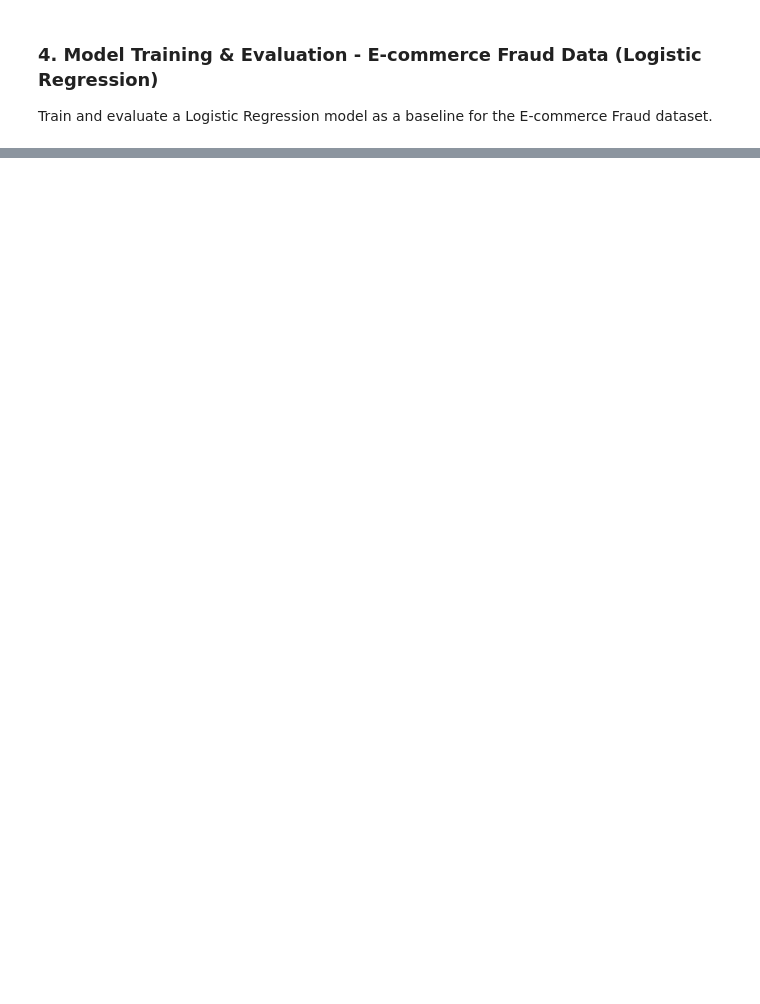
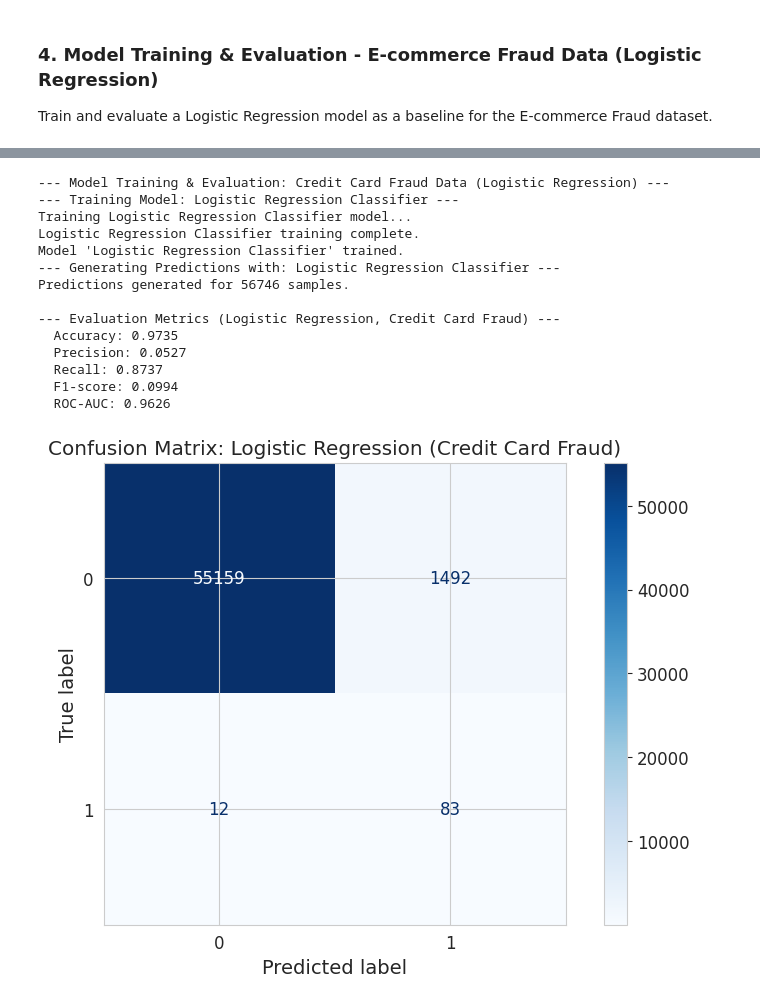
Before and after one commit to michaWorku/E-commerce-Bank-Fraud-Detection, a Jupyter notebook: notebooks/02_Model_Experimentation.ipynb, the cells around one changed output, grey strips where cells are left out. Saved outputs shown, nothing was run; the diff lists cells and outputs as text; code cells hidden in the pictures; blank space fills up the shorter version.

```diff
--- a/notebooks/02_Model_Experimentation.ipynb
+++ b/notebooks/02_Model_Experimentation.ipynb
@@ -495,0 +678,73 @@ XGBoost's ability to achieve a higher F1-score and AUC-PR, combined with its cap
+# %%
+print("\n--- Model Training & Evaluation: Credit Card Fraud Data (Logistic Regression) ---")
+
+if not X_train_creditcard_resampled.empty:
+    # Initialize Logistic Regression model strategy
+    lr_strategy_creditcard = LogisticRegressionStrategy(random_state=RANDOM_STATE, solver='liblinear', max_iter=1000)
+
+    # Initialize ModelTrainer
+    trainer_creditcard_lr = ModelTrainer(lr_strategy_creditcard)
+
+    # Train the model
+    trainer_creditcard_lr.train_model(X_train_creditcard_resampled, y_train_creditcard_resampled)
+
+    # Make predictions (probabilities for positive class)
+    y_pred_proba_creditcard_lr = trainer_creditcard_lr.predict_model(X_test_creditcard)
+
+    # Evaluate the model
+    print("\n--- Evaluation Metrics (Logistic Regression, Credit Card Fraud) ---")
+    lr_creditcard_metrics = evaluate_classification_model(y_test_creditcard.values, y_pred_proba_creditcard_lr)
+    creditcard_models['Logistic Regression'] = trainer_creditcard_lr.get_current_model_object()
+    creditcard_metrics['Logistic Regression'] = lr_creditcard_metrics
+
+    # Display Confusion Matrix
+    y_pred_binary_creditcard_lr = (y_pred_proba_creditcard_lr >= 0.5).astype(int)
+    cm_creditcard_lr = confusion_matrix(y_test_creditcard, y_pred_binary_creditcard_lr)
+    disp_creditcard_lr = ConfusionMatrixDisplay(confusion_matrix=cm_creditcard_lr, display_labels=[0, 1])
+    disp_creditcard_lr.plot(cmap=plt.cm.Blues)
+    plt.title('Confusion Matrix: Logistic Regression (Credit Card Fraud)')
+    plt.show()
+
+    # Plot ROC Curve
+    fpr, tpr, _ = roc_curve(y_test_creditcard, y_pred_proba_creditcard_lr)
+    roc_auc = auc(fpr, tpr)
+    plt.figure()
+    plt.plot(fpr, tpr, color='darkorange', lw=2, label=f'ROC curve (area = {roc_auc:.2f})')
+    plt.plot([0, 1], [0, 1], color='navy', lw=2, linestyle='--')
+    plt.xlim([0.0, 1.0])
+    plt.ylim([0.0, 1.05])
+    plt.xlabel('False Positive Rate')
+    plt.ylabel('True Positive Rate')
+    plt.title('Receiver Operating Characteristic (ROC) - Logistic Regression (Credit Card Fraud)')
+    plt.legend(loc="lower right")
+    plt.show()
+
+    # Plot Precision-Recall Curve
+    precision, recall, _ = precision_recall_curve(y_test_creditcard, y_pred_proba_creditcard_lr)
+    avg_precision = average_precision_score(y_test_creditcard, y_pred_proba_creditcard_lr)
+    plt.figure()
+    plt.plot(recall, precision, color='blue', lw=2, label=f'Precision-Recall curve (AP = {avg_precision:.2f})')
+    plt.xlabel('Recall')
+    plt.ylabel('Precision')
+    plt.title('Precision-Recall Curve - Logistic Regression (Credit Card Fraud)')
+    plt.legend(loc="lower left")
+    plt.show()
+
+else:
+    print("Credit Card Fraud Data is empty. Skipping Logistic Regression training and evaluation.")
+# %% [output]
+--- Model Training & Evaluation: Credit Card Fraud Data (Logistic Regression) ---
+--- Training Model: Logistic Regression Classifier ---
+Training Logistic Regression Classifier model...
+Logistic Regression Classifier training complete.
+Model 'Logistic Regression Classifier' trained.
+--- Generating Predictions with: Logistic Regression Classifier ---
+Predictions generated for 56746 samples.
+
+--- Evaluation Metrics (Logistic Regression, Credit Card Fraud) ---
+  Accuracy: 0.9735
+  Precision: 0.0527
+  Recall: 0.8737
+  F1-score: 0.0994
+  ROC-AUC: 0.9626
+[figure, added]
```
Also changed, not shown: parts of 43 cells of this notebook.
